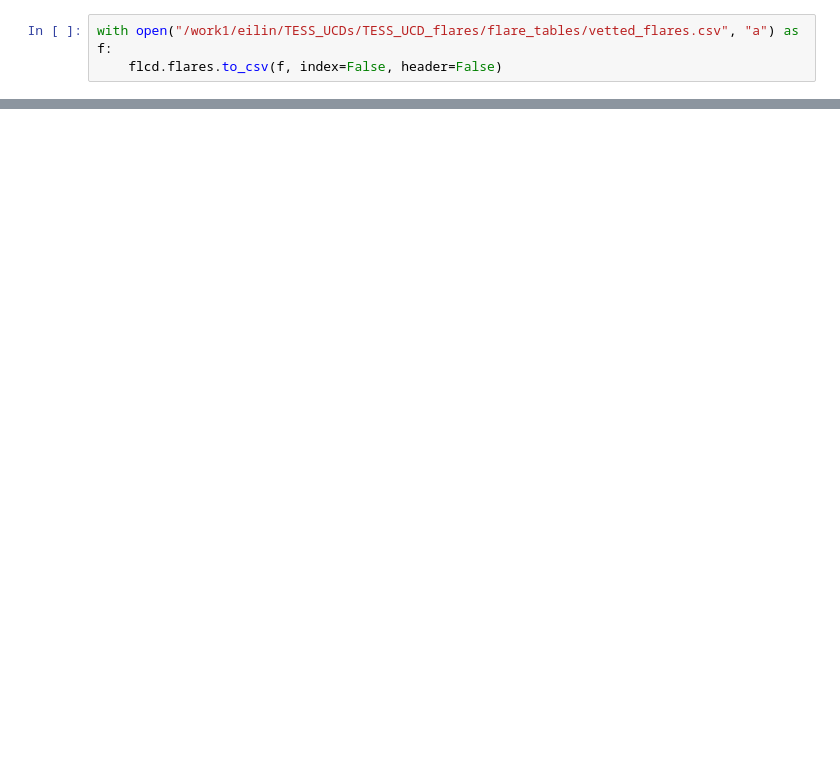
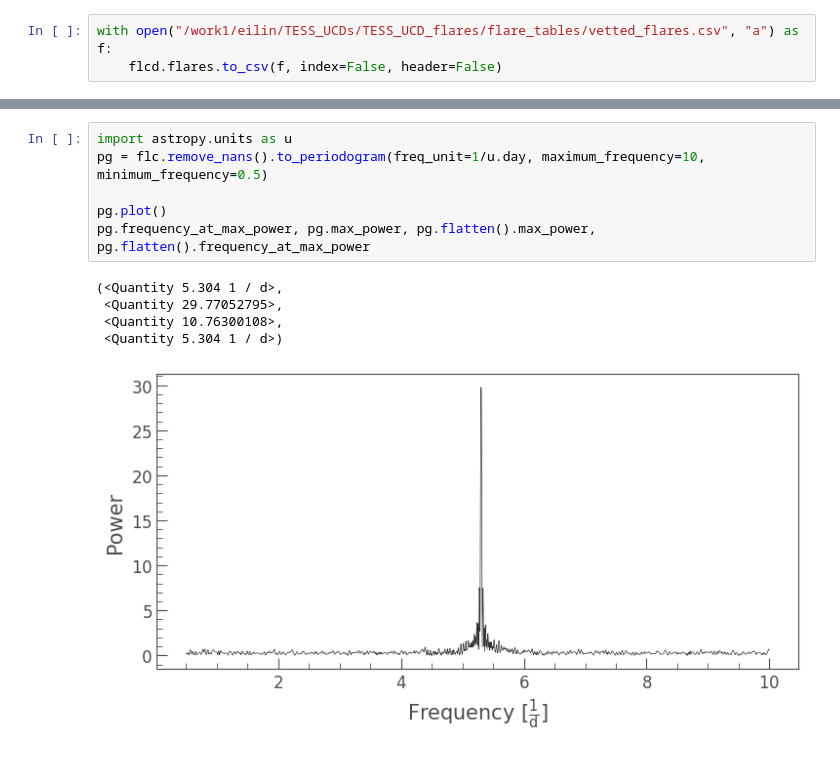
Before and after one commit to ekaterinailin/TESS_UCD_flares, a Jupyter notebook: notebook/NB3_Look_at_inj_rec_heatmap.ipynb, the cells around one changed output, grey strips where cells are left out. Saved outputs shown, nothing was run; the diff lists cells and outputs as text; blank space fills up the shorter version.

```diff
--- a/notebook/NB3_Look_at_inj_rec_heatmap.ipynb
+++ b/notebook/NB3_Look_at_inj_rec_heatmap.ipynb
@@ -186,0 +156,12 @@ with open("/work1/eilin/TESS_UCDs/TESS_UCD_flares/flare_tables/vetted_flares.csv
+# %%
+import astropy.units as u
+pg = flc.remove_nans().to_periodogram(freq_unit=1/u.day, maximum_frequency=10, minimum_frequency=0.5)
+
+pg.plot()
+pg.frequency_at_max_power, pg.max_power, pg.flatten().max_power, pg.flatten().frequency_at_max_power
+# %% [output]
+(<Quantity 5.304 1 / d>,
+ <Quantity 29.77052795>,
+ <Quantity 10.76300108>,
+ <Quantity 5.304 1 / d>)
+[figure, added]
```
Also changed, not shown: parts of 14 cells of this notebook, 8 other files.
